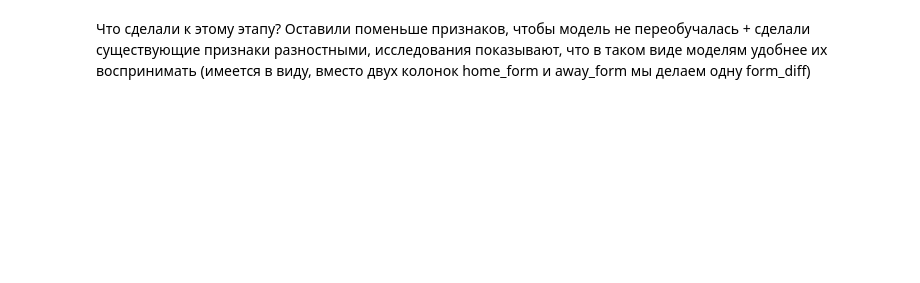
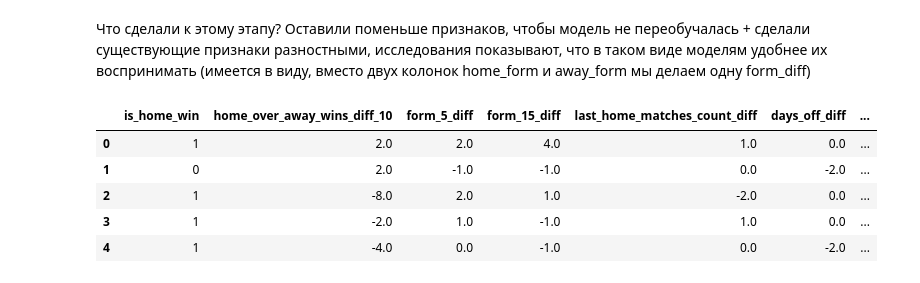
Before and after one commit to Avoca9o/nba-predictor, a Jupyter notebook: train/train_linear_improved.ipynb, the cells around one changed output. Cells and saved outputs as stored; diff of their text form; code cells hidden in the pictures; blank space fills up the shorter version.

```diff
--- a/train/train_linear_improved.ipynb
+++ b/train/train_linear_improved.ipynb
@@ -79,0 +80,9 @@ df = df.tail(10000).reset_index(drop=True)
+# %%
+df.head()
+# %% [output]
+|  | is_home_win | home_over_away_wins_diff_10 | form_5_diff | form_15_diff | last_home_matches_count_diff | days_off_diff | ... |
+| 0 | 1 | 2.0 | 2.0 | 4.0 | 1.0 | 0.0 | ... |
+| 1 | 0 | 2.0 | -1.0 | -1.0 | 0.0 | -2.0 | ... |
+| 2 | 1 | -8.0 | 2.0 | 1.0 | -2.0 | 0.0 | ... |
+| 3 | 1 | -2.0 | 1.0 | -1.0 | 1.0 | 0.0 | ... |
+| 4 | 1 | -4.0 | 0.0 | -1.0 | 0.0 | -2.0 | ... |
```
Also changed, not shown: parts of 12 cells of this notebook.
